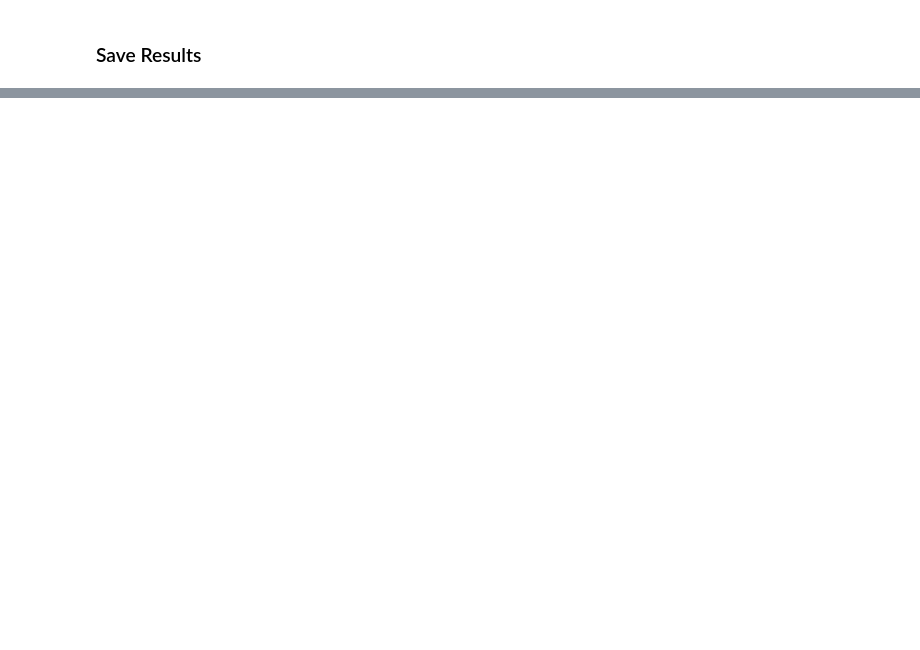
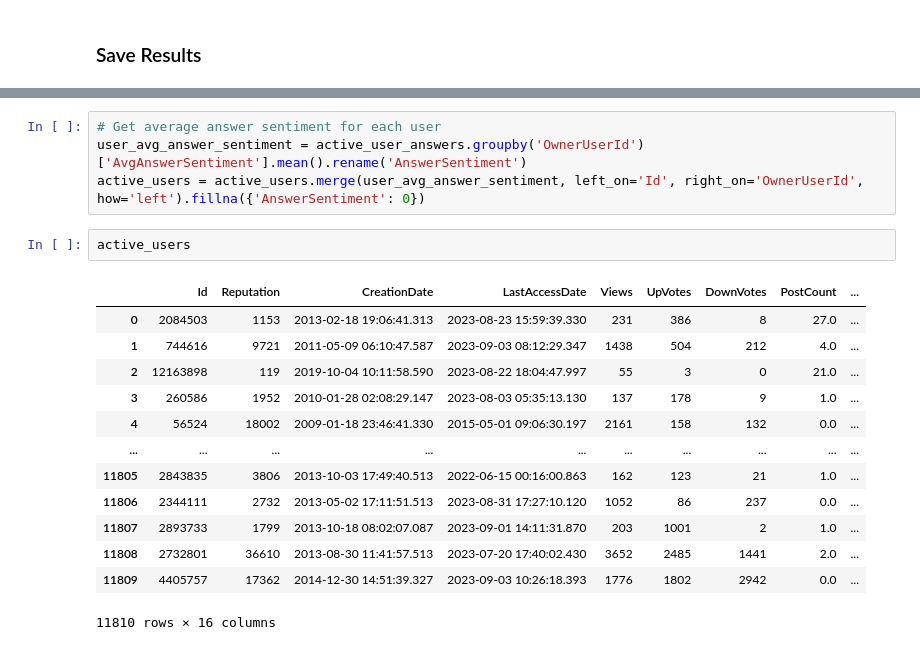
Before and after one commit to pierrehogenhaug/compToolsForDSProject, a Jupyter notebook: sentiment_intensity_analyzer.ipynb, the cells around one changed output, grey strips where cells are left out. Cells and saved outputs as stored; diff of their text form; blank space fills up the shorter version.

```diff
--- a/sentiment_intensity_analyzer.ipynb
+++ b/sentiment_intensity_analyzer.ipynb
@@ -319,0 +385,20 @@ Index(['Id', 'PostTypeId', 'ParentId', 'AcceptedAnswerId', 'CreationDate',
+# %%
+# Get average answer sentiment for each user
+user_avg_answer_sentiment = active_user_answers.groupby('OwnerUserId')['AvgAnswerSentiment'].mean().rename('AnswerSentiment')
+active_users = active_users.merge(user_avg_answer_sentiment, left_on='Id', right_on='OwnerUserId', how='left').fillna({'AnswerSentiment': 0})
+# %%
+active_users
+# %% [output]
+|  | Id | Reputation | CreationDate | LastAccessDate | Views | UpVotes | DownVotes | PostCount | ... |
+| 0 | 2084503 | 1153 | 2013-02-18 19:06:41.313 | 2023-08-23 15:59:39.330 | 231 | 386 | 8 | 27.0 | ... |
+| 1 | 744616 | 9721 | 2011-05-09 06:10:47.587 | 2023-09-03 08:12:29.347 | 1438 | 504 | 212 | 4.0 | ... |
+| 2 | 12163898 | 119 | 2019-10-04 10:11:58.590 | 2023-08-22 18:04:47.997 | 55 | 3 | 0 | 21.0 | ... |
+| 3 | 260586 | 1952 | 2010-01-28 02:08:29.147 | 2023-08-03 05:35:13.130 | 137 | 178 | 9 | 1.0 | ... |
+| 4 | 56524 | 18002 | 2009-01-18 23:46:41.330 | 2015-05-01 09:06:30.197 | 2161 | 158 | 132 | 0.0 | ... |
+| ... | ... | ... | ... | ... | ... | ... | ... | ... | ... |
+| 11805 | 2843835 | 3806 | 2013-10-03 17:49:40.513 | 2022-06-15 00:16:00.863 | 162 | 123 | 21 | 1.0 | ... |
+| 11806 | 2344111 | 2732 | 2013-05-02 17:11:51.513 | 2023-08-31 17:27:10.120 | 1052 | 86 | 237 | 0.0 | ... |
+| 11807 | 2893733 | 1799 | 2013-10-18 08:02:07.087 | 2023-09-01 14:11:31.870 | 203 | 1001 | 2 | 1.0 | ... |
+| 11808 | 2732801 | 36610 | 2013-08-30 11:41:57.513 | 2023-07-20 17:40:02.430 | 3652 | 2485 | 1441 | 2.0 | ... |
+| 11809 | 4405757 | 17362 | 2014-12-30 14:51:39.327 | 2023-09-03 10:26:18.393 | 1776 | 1802 | 2942 | 0.0 | ... |
+11810 rows × 16 columns
```
Also changed, not shown: parts of 18 cells of this notebook.
